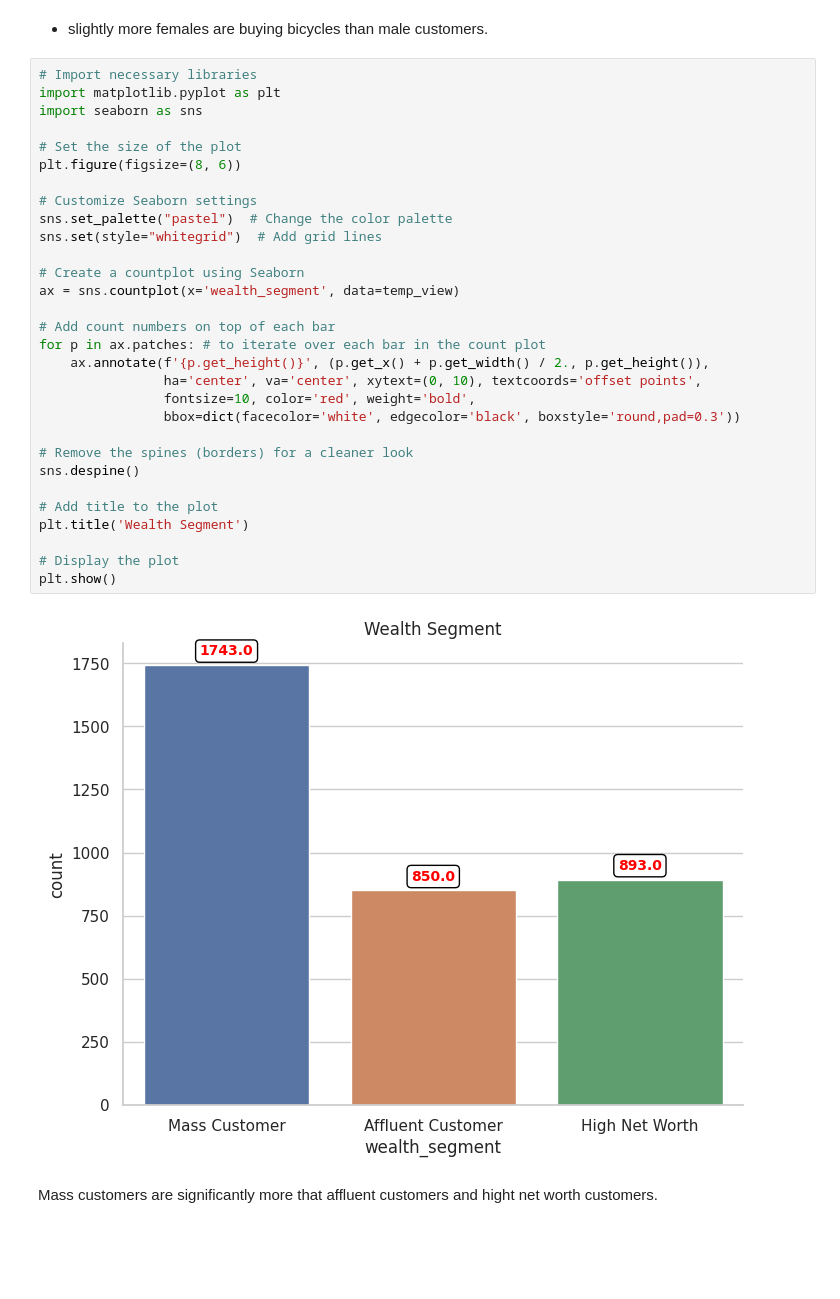
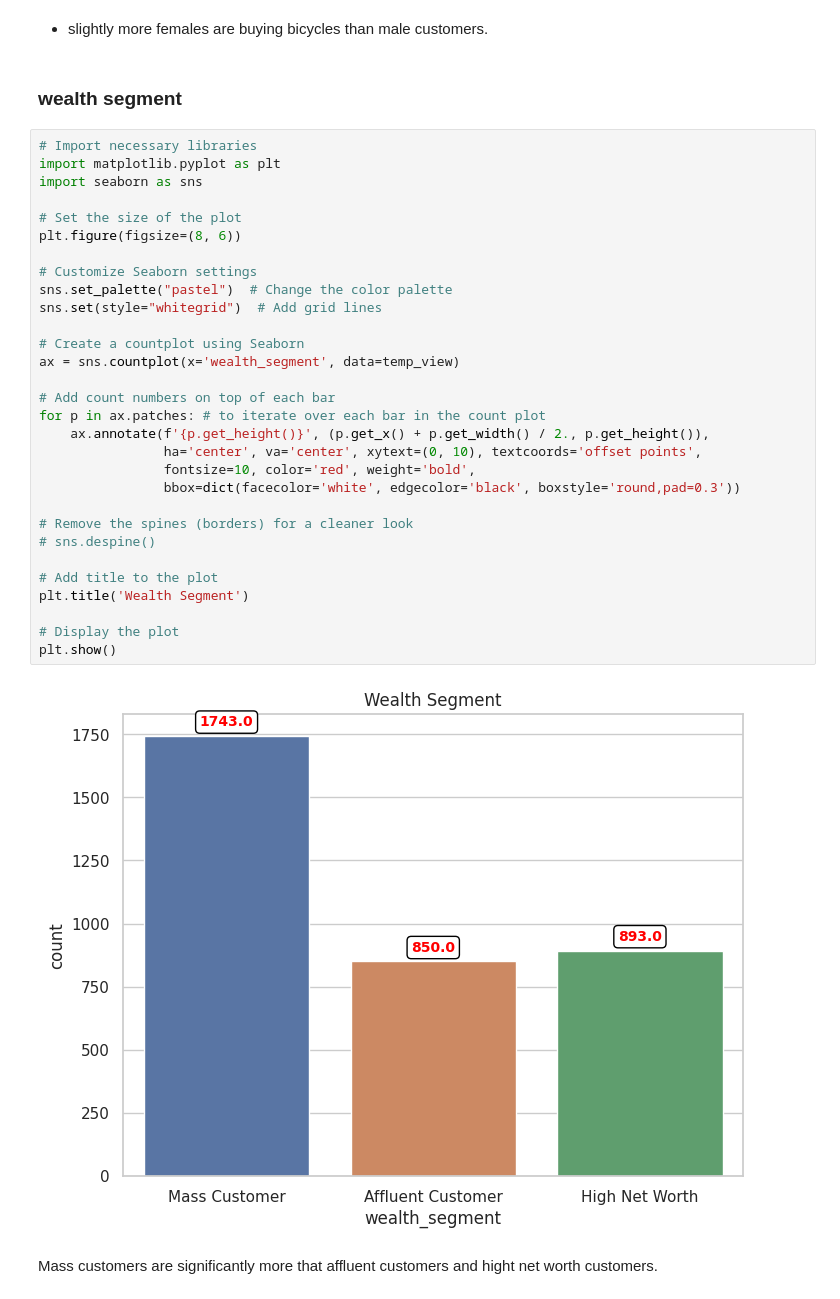
Before and after one commit to omkarpawar1430/KPMG-Virtual-Internship, a Jupyter notebook: Module 2/data_viz.ipynb, the cells around one changed output. Cells and saved outputs as stored; diff of their text form; blank space fills up the shorter version.

```diff
--- a/Module 2/data_viz.ipynb
+++ b/Module 2/data_viz.ipynb
@@ -125,38 +127,40 @@ plt.show()
 [figure]
 # %% [markdown]
 - slightly more females are buying bicycles than male customers.
+# %% [markdown]
+### wealth segment
 # %%
 # Import necessary libraries
 import matplotlib.pyplot as plt
 import seaborn as sns
 
 # Set the size of the plot
 plt.figure(figsize=(8, 6))
 
 # Customize Seaborn settings
 sns.set_palette("pastel")  # Change the color palette
 sns.set(style="whitegrid")  # Add grid lines
 
 # Create a countplot using Seaborn
 ax = sns.countplot(x='wealth_segment', data=temp_view)
 
 # Add count numbers on top of each bar
 for p in ax.patches: # to iterate over each bar in the count plot
     ax.annotate(f'{p.get_height()}', (p.get_x() + p.get_width() / 2., p.get_height()),
                 ha='center', va='center', xytext=(0, 10), textcoords='offset points',
                 fontsize=10, color='red', weight='bold',
                 bbox=dict(facecolor='white', edgecolor='black', boxstyle='round,pad=0.3'))
 
 # Remove the spines (borders) for a cleaner look
-sns.despine()
+# sns.despine()
 
 # Add title to the plot
 plt.title('Wealth Segment')
 
 # Display the plot
 plt.show()
 # %% [output]
-[figure, old version]
+[figure, new version]
 # %% [markdown]
 Mass customers are significantly more that affluent customers and hight net worth customers.
 # %% [markdown]
```
Also changed, not shown: parts of 14 cells of this notebook.
